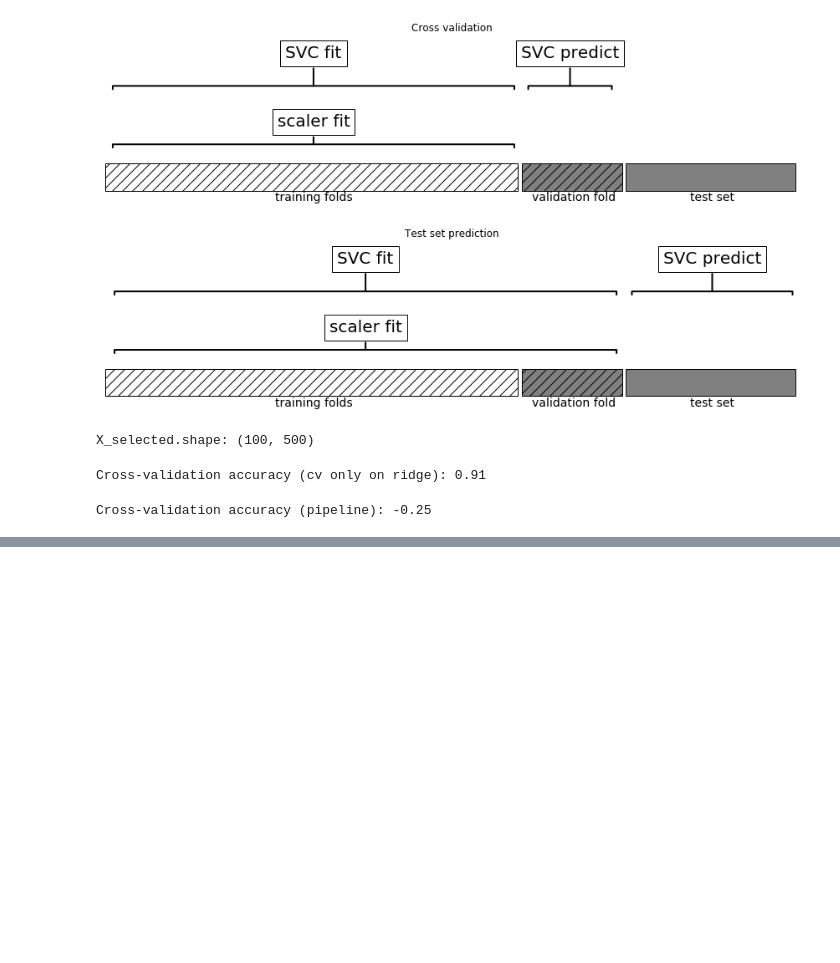
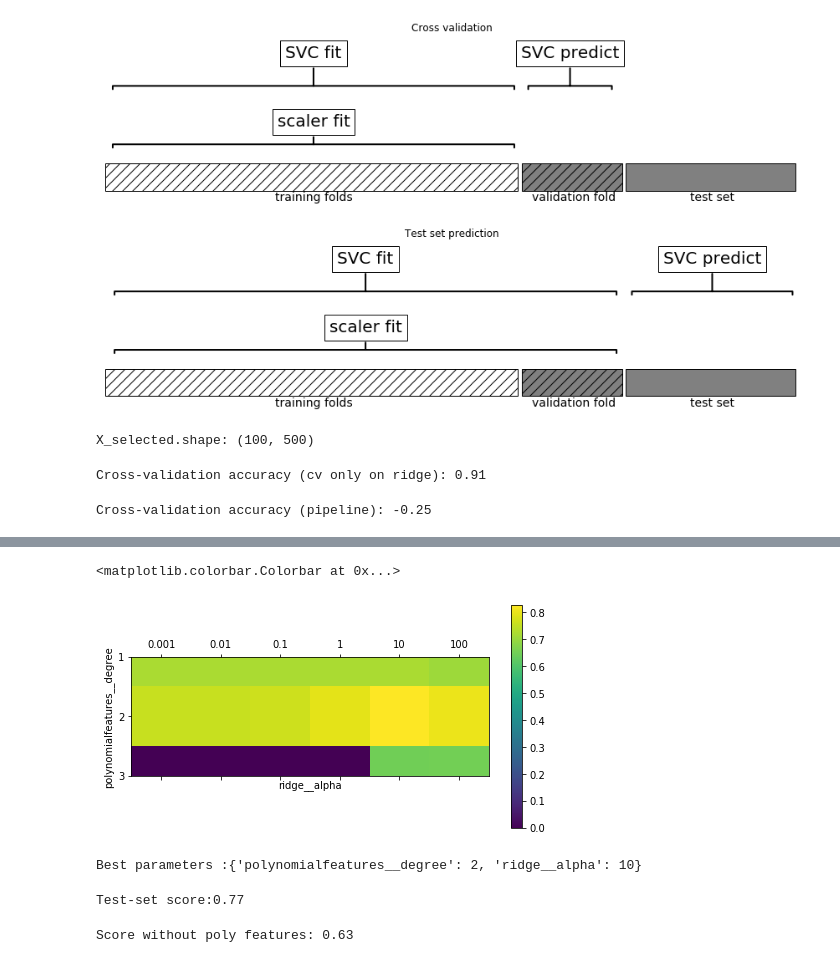
Before and after one commit to reef1935/JupyterTest, a Jupyter notebook: Ch6.ipynb, the cells around one changed output, grey strips where cells are left out. Cells and saved outputs as stored; diff of their text form; code cells hidden in the pictures; blank space fills up the shorter version.

```diff
--- a/Ch6.ipynb
+++ b/Ch6.ipynb
@@ -107,0 +215,17 @@ Cross-validation accuracy (pipeline): -0.25
+# %%
+from sklearn.datasets import load_boston
+boston = load_boston()
+X_train, X_test, y_train, y_test = train_test_split(
+    boston.data, boston.target, random_state=0)
+
+from sklearn.preprocessing import PolynomialFeatures
+pipe = make_pipeline(
+    StandardScaler(),
+    PolynomialFeatures(),
+    Ridge())
+# %%
+param_grid = {'polynomialfeatures__degree': [1, 2, 3],
+              'ridge__alpha': [0.001, 0.01, 0.1, 1, 10, 100]}
+# %%
+grid = GridSearchCV(pipe, param_grid=param_grid, cv=5, n_jobs=-1)
+grid.fit(X_train, y_train)
@@ -107,0 +250,28 @@ Cross-validation accuracy (pipeline): -0.25
+# %%
+plt.matshow(grid.cv_results_['mean_test_score'].reshape(3,-1),
+            vmin=0,cmap="viridis")
+plt.xlabel("ridge__alpha")
+plt.ylabel("polynomialfeatures__degree")
+plt.xticks(range(len(param_grid['ridge__alpha'])), param_grid['ridge__alpha'])
+plt.yticks(range(len(param_grid['polynomialfeatures__degree'])),
+           param_grid['polynomialfeatures__degree'])
+plt.colorbar()
+# %% [output]
+<matplotlib.colorbar.Colorbar at 0x...>
+[figure, added]
+# %%
+print("Best parameters :{}".format(grid.best_params_))
+# %% [output]
+Best parameters :{'polynomialfeatures__degree': 2, 'ridge__alpha': 10}
+# %%
+print("Test-set score:{:.2f}".format(grid.score(X_test,y_test)))
+# %% [output]
+Test-set score:0.77
+# %%
+param_grid = {'ridge__alpha': [0.001, 0.01, 0.1, 1, 10, 100]}
+pipe = make_pipeline(StandardScaler(), Ridge())
+grid = GridSearchCV(pipe, param_grid, cv=5)
+grid.fit(X_train, y_train)
+print("Score without poly features: {:.2f}".format(grid.score(X_test, y_test)))
+# %% [output]
+Score without poly features: 0.63
```
Also changed, not shown: parts of 16 cells of this notebook.
